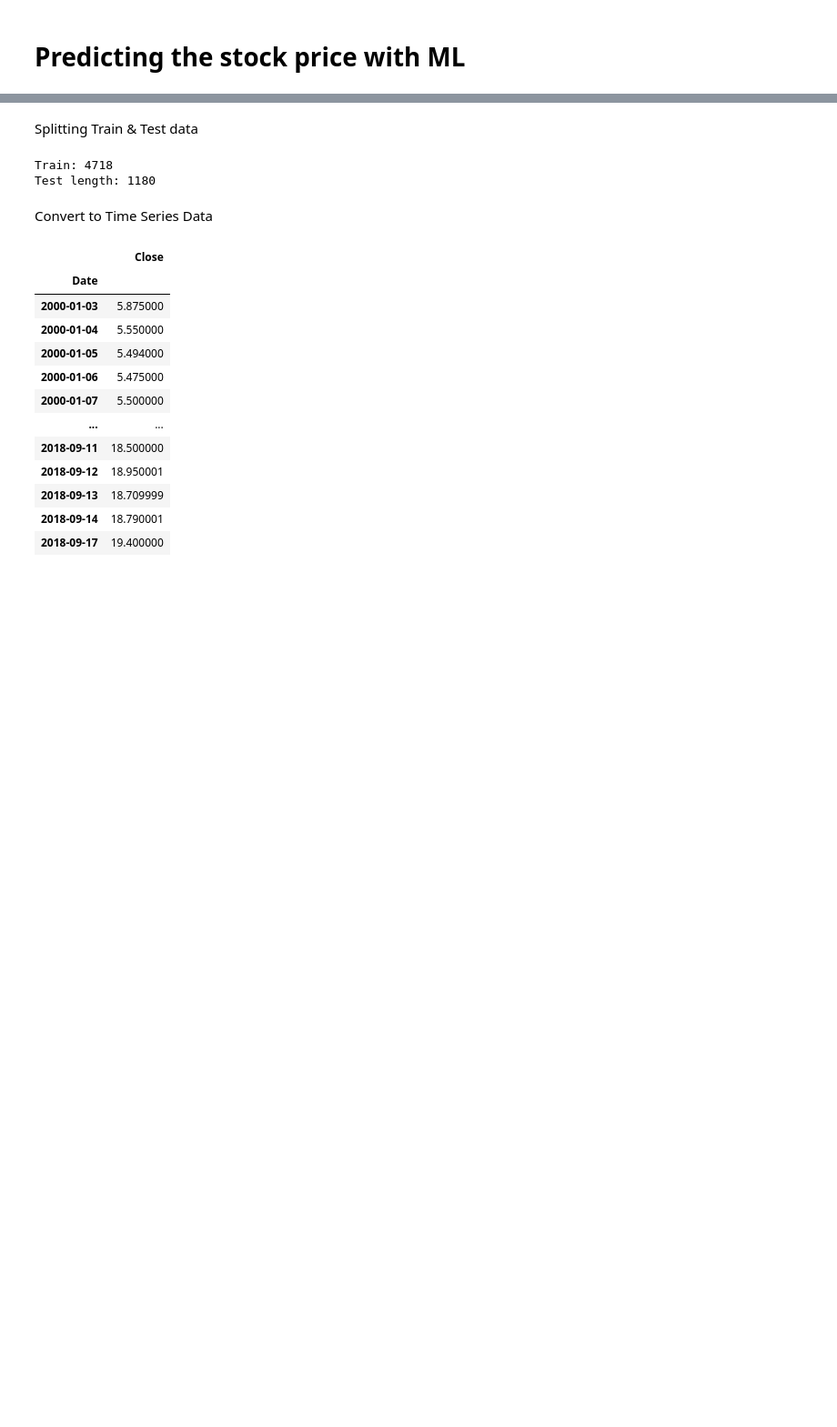
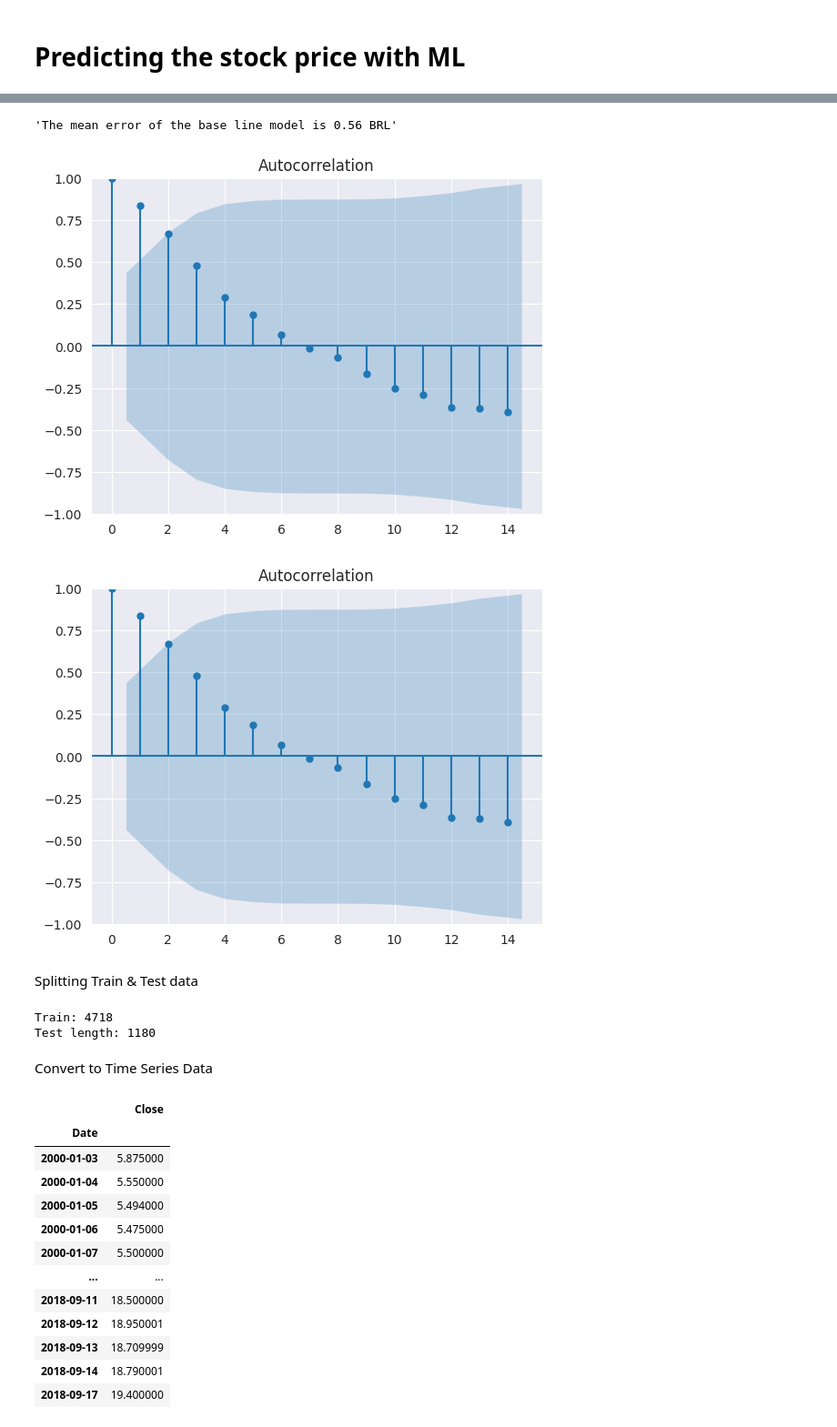
Before and after one commit to up841068/petropredict, a Jupyter notebook: PBR_predictive_model/notebooks/predictions.ipynb, the cells around one changed output, grey strips where cells are left out. Shown at 91% size. Cells and saved outputs as stored; diff of their text form; code cells hidden in the pictures; blank space fills up the shorter version.

Commit message:
added a baseline model

```diff
--- a/PBR_predictive_model/notebooks/predictions.ipynb
+++ b/PBR_predictive_model/notebooks/predictions.ipynb
@@ -143,0 +147,2 @@ sns.lineplot(x=df.index , y=rolling_ten , data=df)
+# %%
+close = df['Close']
@@ -144,3 +173,12 @@ sns.lineplot(x=df.index , y=rolling_ten , data=df)
+# %%
+f'The mean error of the base line model is {round(np.sqrt(close_error),2)} BRL'
+# %% [output]
+'The mean error of the base line model is 0.56 BRL'
+# %%
+plot_acf(close.tail(20))
+# %% [output]
+[figure, added]
+[figure, added]
 # %% [markdown]
 Splitting Train & Test data
 # %%
```
Also changed, not shown: parts of 11 cells of this notebook.
